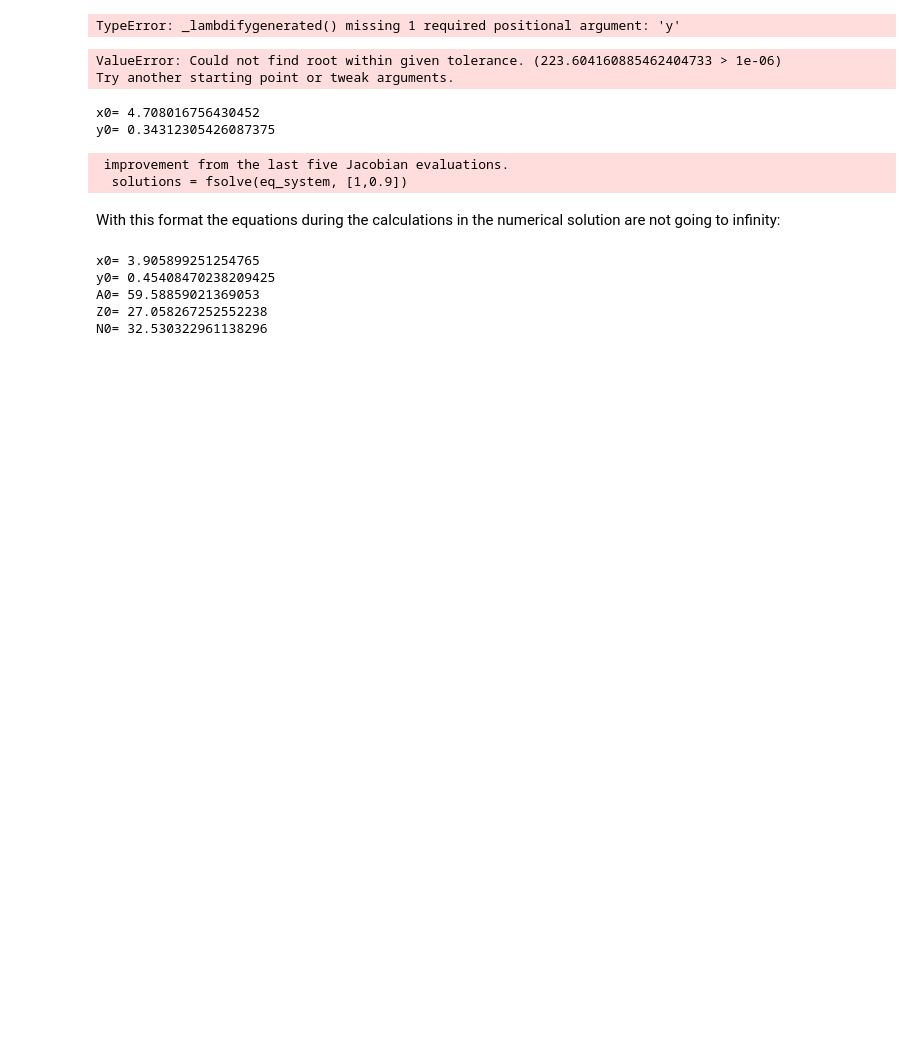
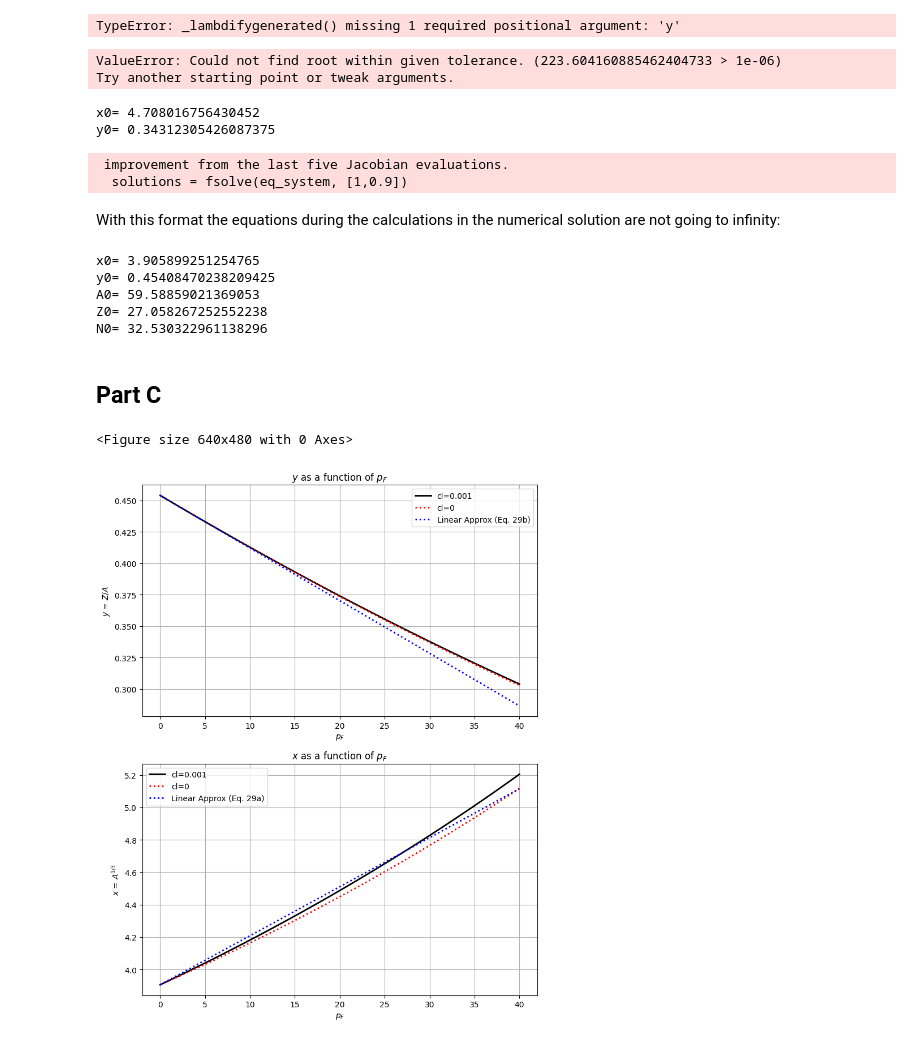
Before and after one commit to IlianaMav/comp_nuclear_physics, a Jupyter notebook: problem-2.ipynb, the cells around one changed output. Drawn from its saved outputs; the diff is of its cells as text; code cells hidden in the pictures; blank space fills up the shorter version.

Commit message:
part-c

```diff
--- a/problem-2.ipynb
+++ b/problem-2.ipynb
@@ -218,3 +218,5 @@ y0= 0.45408470238209425
 A0= 59.58859021369053
 Z0= 27.058267252552238
 N0= 32.530322961138296
+# %% [markdown]
+## Part C
@@ -220,0 +325,40 @@ N0= 32.530322961138296
+# %%
+p_F_range = np.linspace(0, 40, 400)
+
+x_linear = 3.90610 + 0.03023 * p_F_range
+y_linear = 0.45405 - 0.00419 * p_F_range
+# %%
+plt.clf()
+plt.figure(figsize=(8, 10))
+plots = {
+    'cl_1':{'x':x_solutions_1, 'y':y_solutions_1},
+    'cl_2':{'x':x_solutions_2, 'y':y_solutions_2}
+}
+
+# Plot y
+plt.subplot(2, 1, 1)
+plt.plot(p_F_range, plots['cl_1']['y'], color='black', linewidth=2, label= 'cl=0.001')
+plt.plot(p_F_range, plots['cl_2']['y'], color='red', linestyle=':',linewidth=2, label='cl=0')
+plt.plot(p_F_range, y_linear, color='blue', linewidth=2, linestyle=':', label='Linear Approx (Eq. 29b)')
+plt.xlabel('$p_F$')
+plt.ylabel('$y$ = $Z/A$')
+plt.title('$y$ as a function of $p_F$')
+plt.grid(True)
+plt.legend()
+
+# Plot x
+plt.subplot(2, 1, 2)
+plt.plot(p_F_range, plots['cl_1']['x'], color='black', linewidth=2, label= 'cl=0.001')
+plt.plot(p_F_range, plots['cl_2']['x'], color='red', linestyle=':',linewidth=2, label='cl=0')
+plt.plot(p_F_range, x_linear, color='blue', linewidth=2, linestyle=':', label='Linear Approx (Eq. 29a)')
+plt.xlabel('$p_F$')
+plt.ylabel('$x$ = $A^{1/3}$')
+plt.title('$x$ as a function of $p_F$')
+plt.grid(True)
+plt.legend()
+
+plt.tight_layout()
+plt.show()
+# %% [output]
+<Figure size 640x480 with 0 Axes>
+[figure, added]
```
Also changed, not shown: parts of 3 cells of this notebook.
